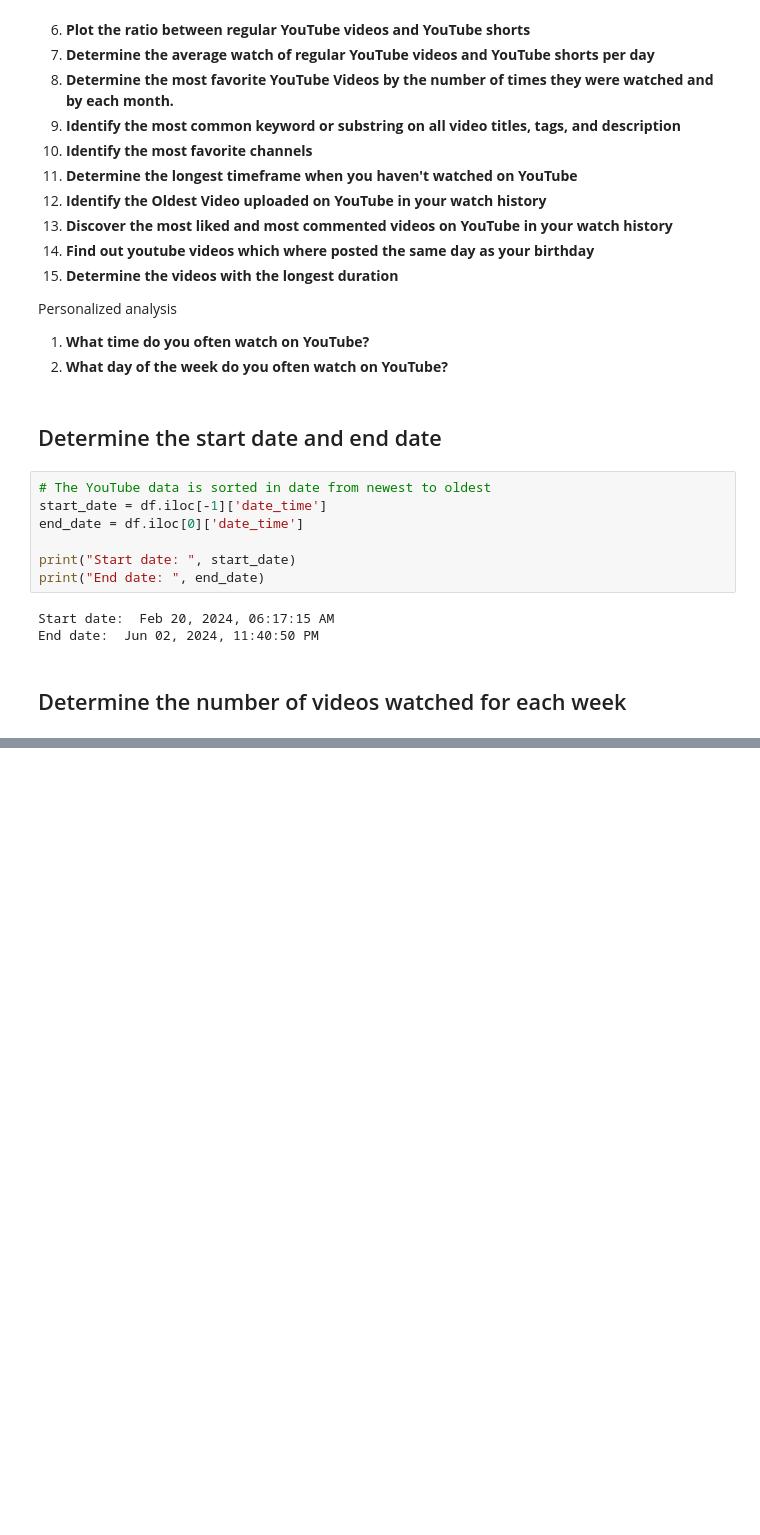
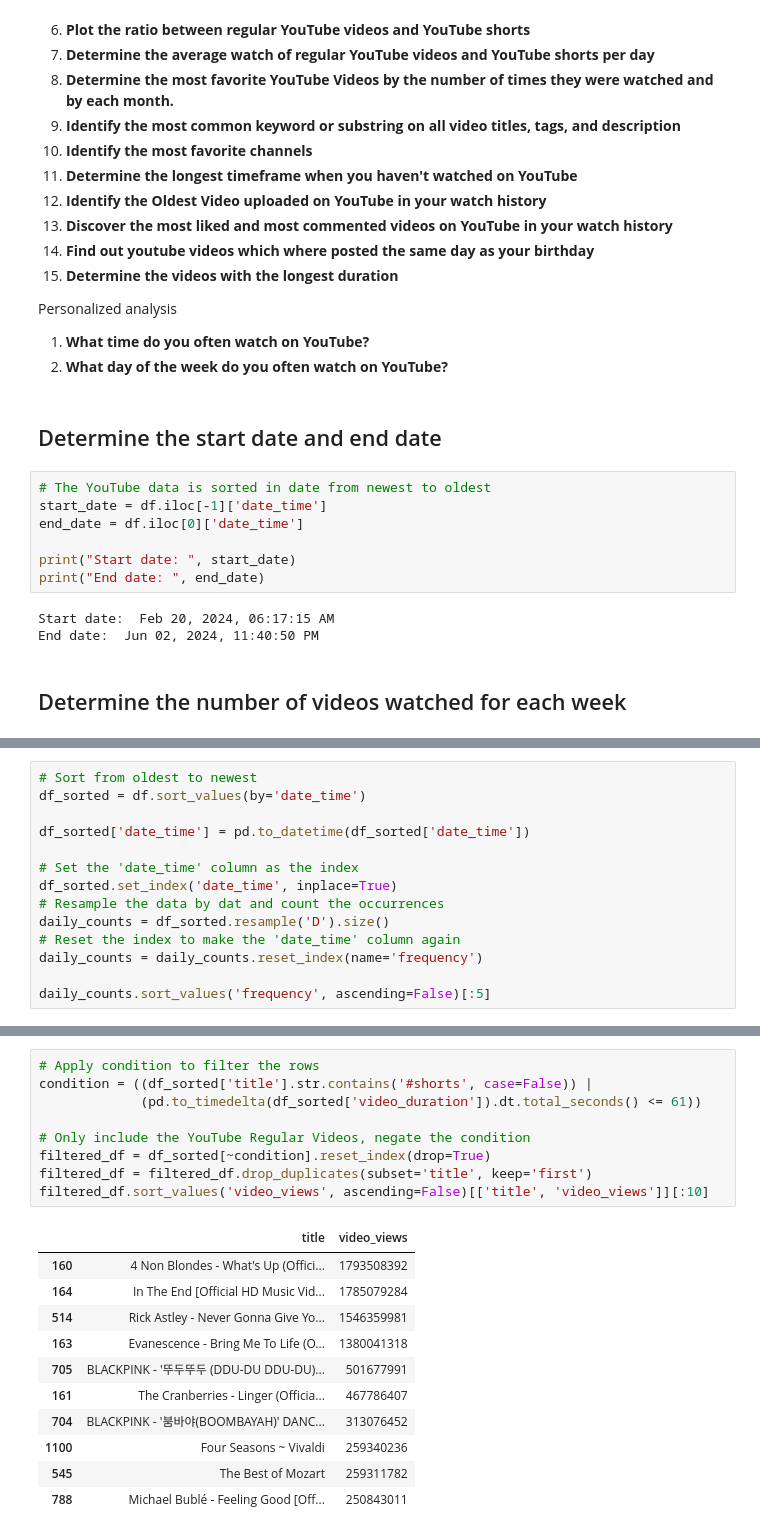
Before and after one commit to Johncarlodeveloper/YouTube-Watch-History-Data-to-CSV-file, a Jupyter notebook: analysis.ipynb, the cells around one changed output, grey strips where cells are left out. Cells and saved outputs as stored; diff of their text form; blank space fills up the shorter version.

```diff
--- a/analysis.ipynb
+++ b/analysis.ipynb
@@ -293,0 +301,14 @@ plt.show()
+# %%
+# Sort from oldest to newest
+df_sorted = df.sort_values(by='date_time')
+
+df_sorted['date_time'] = pd.to_datetime(df_sorted['date_time'])
+
+# Set the 'date_time' column as the index
+df_sorted.set_index('date_time', inplace=True)
+# Resample the data by dat and count the occurrences
+daily_counts = df_sorted.resample('D').size()
+# Reset the index to make the 'date_time' column again
+daily_counts = daily_counts.reset_index(name='frequency')
+
+daily_counts.sort_values('frequency', ascending=False)[:5]
@@ -293,0 +332,21 @@ plt.show()
+# %%
+# Apply condition to filter the rows
+condition = ((df_sorted['title'].str.contains('#shorts', case=False)) |
+             (pd.to_timedelta(df_sorted['video_duration']).dt.total_seconds() <= 61))
+
+# Only include the YouTube Regular Videos, negate the condition
+filtered_df = df_sorted[~condition].reset_index(drop=True)
+filtered_df = filtered_df.drop_duplicates(subset='title', keep='first')
+filtered_df.sort_values('video_views', ascending=False)[['title', 'video_views']][:10]
+# %% [output]
+|  | title | video_views |
+| 160 | 4 Non Blondes - What's Up (Offici... | 1793508392 |
+| 164 | In The End [Official HD Music Vid... | 1785079284 |
+| 514 | Rick Astley - Never Gonna Give Yo... | 1546359981 |
+| 163 | Evanescence - Bring Me To Life (O... | 1380041318 |
+| 705 | BLACKPINK - '뚜두뚜두 (DDU-DU DDU-DU)... | 501677991 |
+| 161 | The Cranberries - Linger (Officia... | 467786407 |
+| 704 | BLACKPINK - '붐바야(BOOMBAYAH)' DANC... | 313076452 |
+| 1100 | Four Seasons ~ Vivaldi | 259340236 |
+| 545 | The Best of Mozart | 259311782 |
+| 788 | Michael Bublé - Feeling Good [Off... | 250843011 |
```
Also changed, not shown: parts of 8 cells of this notebook.
